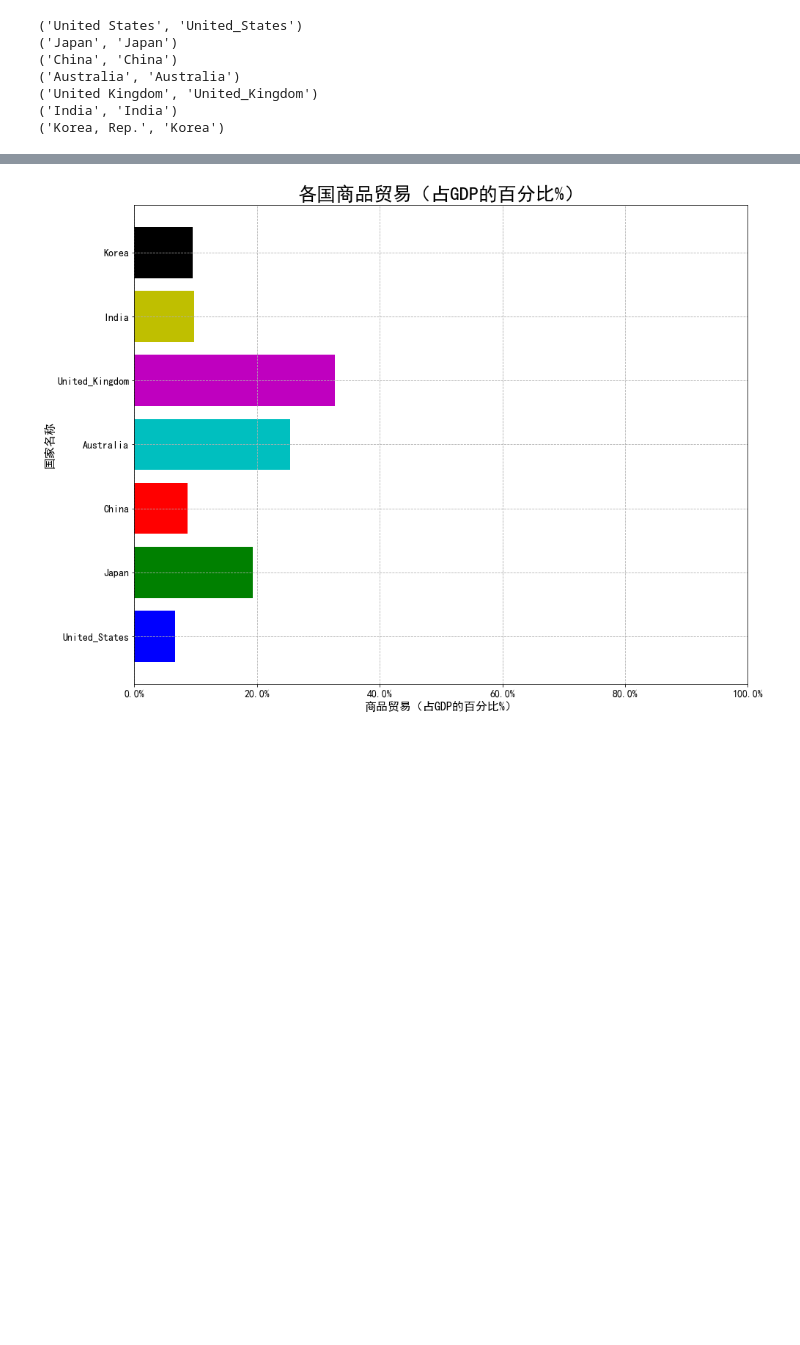
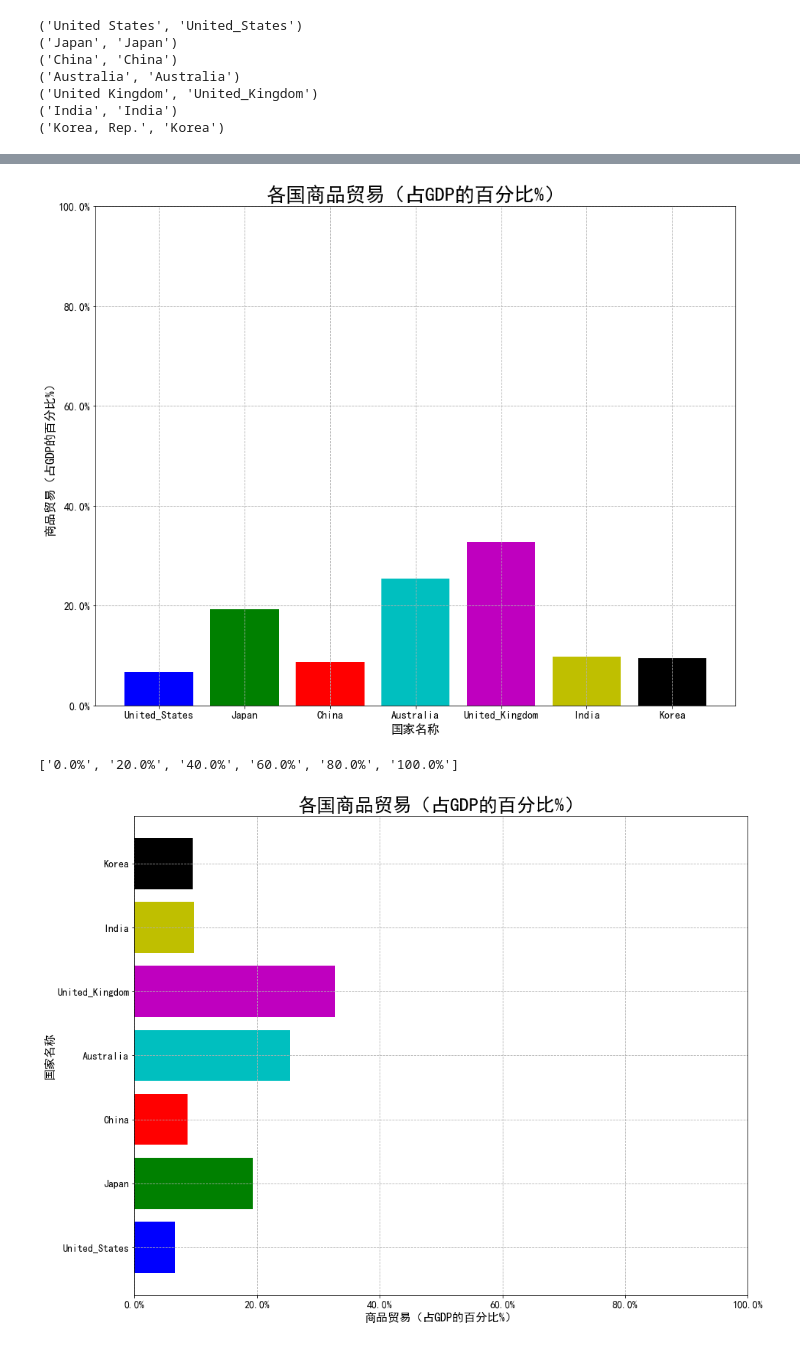
Before and after one commit to OneStepAndTwoSteps/Data_Analysis_notes, a Jupyter notebook: 可视化工具/Seaborn和Matplotlib/动态可视化/animation_example.ipynb, the cells around one changed output, grey strips where cells are left out. Saved outputs shown, nothing was run; the diff lists cells and outputs as text; code cells hidden in the pictures; blank space fills up the shorter version.

```diff
--- a/可视化工具/Seaborn和Matplotlib/动态可视化/GDP动态可视化展示.ipynb
+++ b/可视化工具/Seaborn和Matplotlib/动态可视化/animation_example.ipynb
@@ -75,3 +115,37 @@ writer = Writer(fps=15, metadata=dict(artist='Me'), bitrate=1800)
+# %%
+fig = plt.figure(figsize=(15,12))
+rects = plt.bar(new_data.columns.values,new_data.values[0],color=['b','g','r','c','m','y','k'])
+
+plt.title('各国商品贸易（占GDP的百分比%）',fontsize=26)
+
+plt.xlabel('国家名称',fontsize=16)
+plt.ylabel('商品贸易（占GDP的百分比%）',fontsize=16)
+
+# 用于变换坐标名称
+x_tick = np.linspace(0,100,6)
+new_x_tick =[str(i)+'%' for i in x_tick]
+
+
+plt.xticks(fontsize=14)
+plt.yticks(x_tick,new_x_tick,fontsize=14)
+
+
+
+plt.grid(ls="--")
+plt.ylim(0,100)
+
+anim = animation.FuncAnimation(fig, animate, frames=len(new_data), interval=40)
+anim.save('im.mp4', writer=writer)
+
+plt.show()
+# %% [output]
+[figure, added]
+# %%
+x_tick = np.linspace(0,100,6)
+x_tick =[str(i)+'%' for i in x_tick]
+x_tick
+# %% [output]
+['0.0%', '20.0%', '40.0%', '60.0%', '80.0%', '100.0%']
 # %%
 fig = plt.figure(figsize=(15,12))
 rects = plt.barh(new_data.columns.values,new_data.values[0],color=['b','g','r','c','m','y','k'])
```
Also changed, not shown: parts of 5 cells of this notebook, 1 other file.
